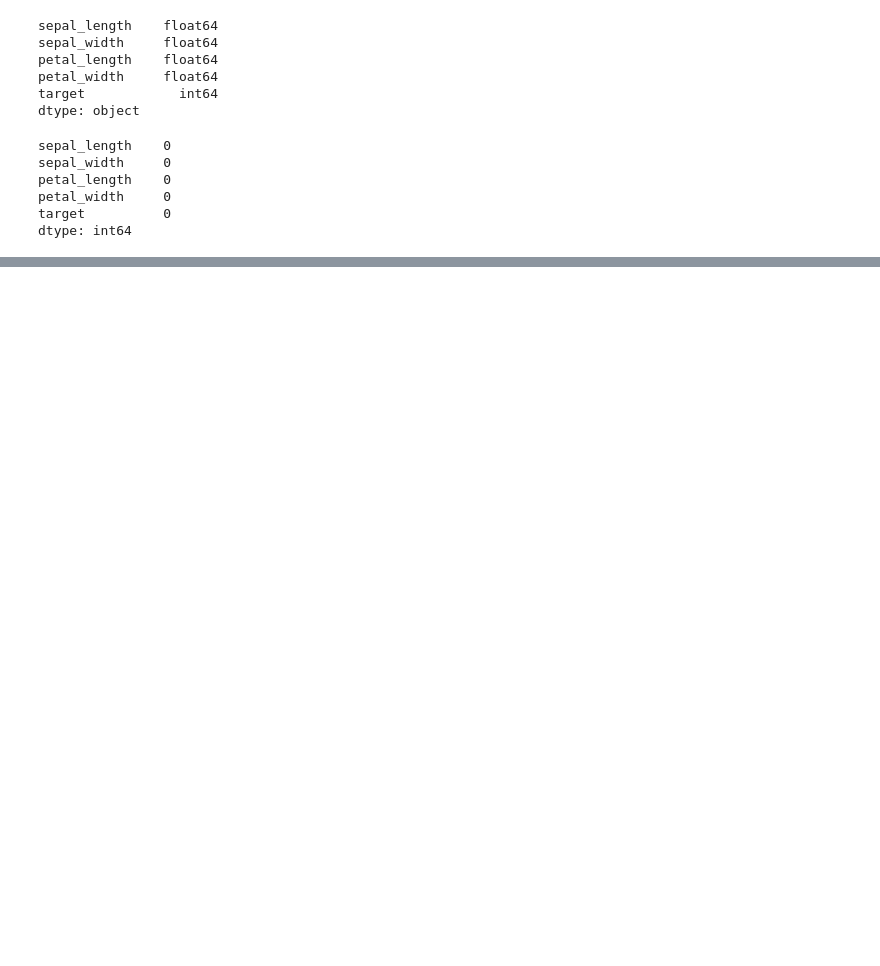
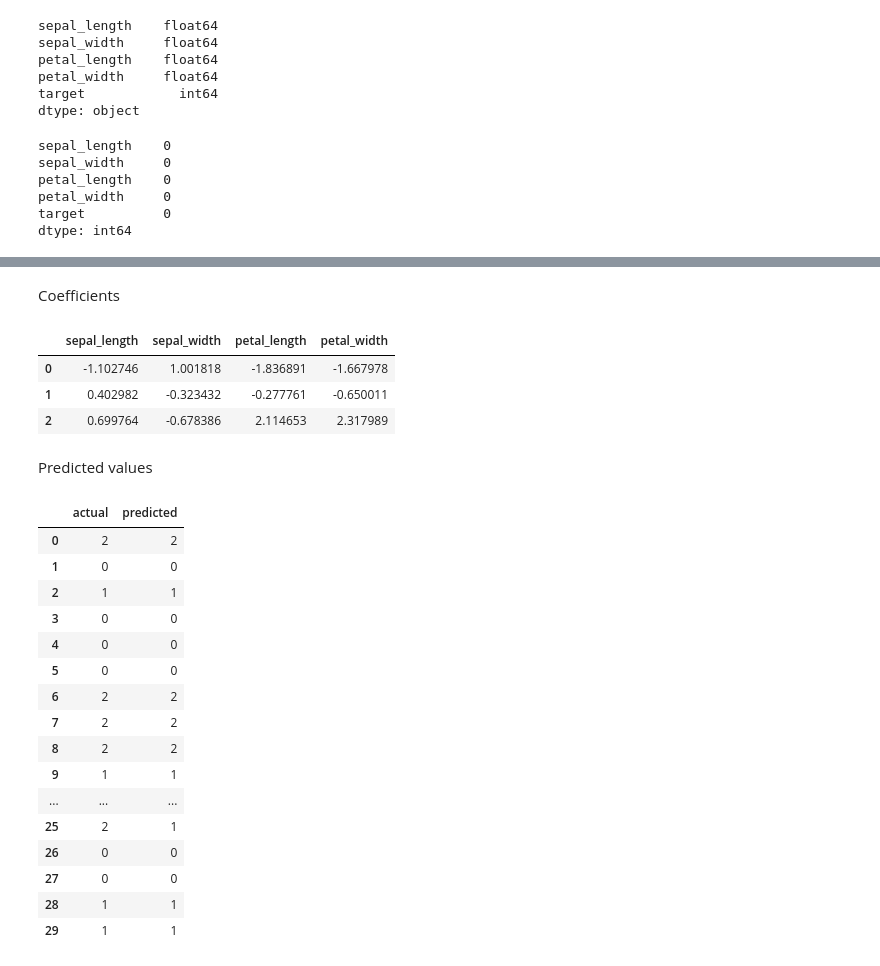
Before and after one commit to prachiss13/DLRepo, a Jupyter notebook: DL.ipynb, the cells around one changed output, grey strips where cells are left out. Drawn from its saved outputs; the diff is of its cells as text; code cells hidden in the pictures; blank space fills up the shorter version.

```diff
--- a/DL.ipynb
+++ b/DL.ipynb
@@ -67,0 +93,4 @@ dtype: int64
+# %%
+#dividing the data into predictors (X) and target values (y)
+X = df.copy()
+y = X.pop('target')
@@ -67,0 +99,4 @@ dtype: int64
+# %%
+from sklearn.model_selection import train_test_split
+X_train, X_test, y_train, y_test = train_test_split(
+    X, y, test_size=0.2, random_state=1, stratify = y)
@@ -67,0 +105,5 @@ dtype: int64
+# %%
+from sklearn.preprocessing import StandardScaler
+scaler = StandardScaler()
+X_train = pd.DataFrame(scaler.fit_transform(X_train), columns=X_train.columns)
+X_test = pd.DataFrame(scaler.transform(X_test), columns=X_test.columns)
@@ -67,0 +127,36 @@ dtype: int64
+# %% [markdown]
+Coefficients
+# %%
+df_coef = pd.DataFrame(model.coef_, columns=X_train.columns)
+df_coef
+# %% [output]
+|  | sepal_length | sepal_width | petal_length | petal_width |
+| 0 | -1.102746 | 1.001818 | -1.836891 | -1.667978 |
+| 1 | 0.402982 | -0.323432 | -0.277761 | -0.650011 |
+| 2 | 0.699764 | -0.678386 | 2.114653 | 2.317989 |
+# %% [markdown]
+Predicted values
+# %%
+predictions = model.predict(X_test)
+#compare predicted values with the actual scores
+compare_df = pd.DataFrame({'actual': y_test, 'predicted': predictions})
+compare_df = compare_df.reset_index(drop = True)
+compare_df
+# %% [output]
+|  | actual | predicted |
+| 0 | 2 | 2 |
+| 1 | 0 | 0 |
+| 2 | 1 | 1 |
+| 3 | 0 | 0 |
+| 4 | 0 | 0 |
+| 5 | 0 | 0 |
+| 6 | 2 | 2 |
+| 7 | 2 | 2 |
+| 8 | 2 | 2 |
+| 9 | 1 | 1 |
+| ... | ... | ... |
+| 25 | 2 | 1 |
+| 26 | 0 | 0 |
+| 27 | 0 | 0 |
+| 28 | 1 | 1 |
+| 29 | 1 | 1 |
```
Also changed, not shown: parts of 12 cells of this notebook.
